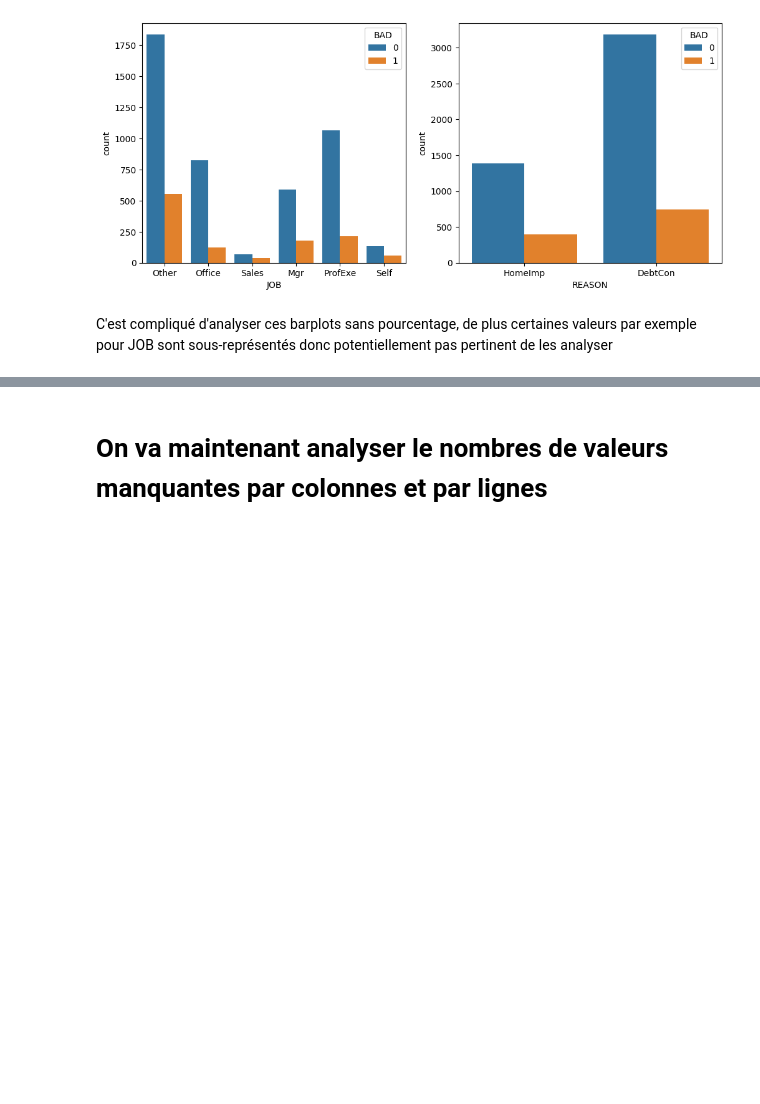
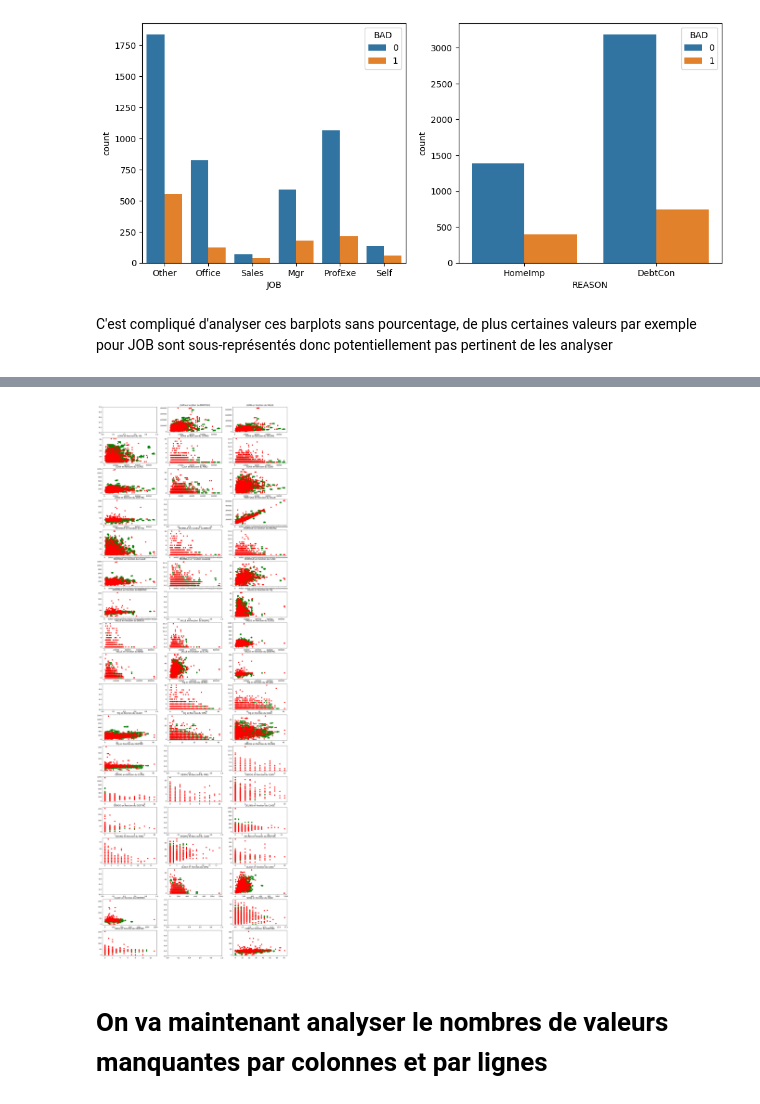
Before and after one commit to morganjowitt/Projet_scoring, a Jupyter notebook: morgan/analyse_exp.ipynb, the cells around one changed output, grey strips where cells are left out. Cells and saved outputs as stored; diff of their text form; code cells hidden in the pictures; blank space fills up the shorter version.

Commit message:
ajout analyse correlation avec deux var + preprocessing.py

```diff
--- a/morgan/analyse_exp.ipynb
+++ b/morgan/analyse_exp.ipynb
@@ -99,0 +107,9 @@ C'est compliqué d'analyser ces barplots sans pourcentage, de plus certaines val
+# %%
+def plot_scatter(var_1, var_2, var_bin, axe_i,axe_j):
+    # Points avec var_bin == 0 (en vert)
+    axes[axe_i, axe_j].scatter(data[var_1][data[var_bin] == 0], data[var_2][data[var_bin] == 0], color='green', label='var_bin = 0')
+    # Points avec var_bin == 1 (en rouge)
+    axes[axe_i, axe_j].scatter(data[var_1][data[var_bin] == 1], data[var_2][data[var_bin] == 1], color='red', label='var_bin = 1')
+    axes[axe_i, axe_j].set_title(f'{var_2} en fonction du {var_1}')
+
+print(data['LOAN'][data['BAD'] == 0])
@@ -100,3 +129,22 @@ C'est compliqué d'analyser ces barplots sans pourcentage, de plus certaines val
+# %%
+fig, axes = plt.subplots(18, 3, figsize=(20, 60))
+
+pred_num=data_num.drop(columns=['BAD'])
+L1=pred_num.columns
+L2=list(pred_num.columns)
+i=0
+j=0
+for var_1 in L1:
+    for var_2 in L2 :
+        if var_1!=var_2 :
+            plot_scatter(var_1,var_2,'BAD',i,j)
+        j+=1
+        if j==3 :
+            i+=1
+            j=0
+    L2.remove(var_1)
+# %% [output]
+[figure, added]
 # %% [markdown]
 # On va maintenant analyser le nombres de valeurs manquantes par colonnes et par lignes
 # %%
```
Also changed, not shown: parts of 5 cells of this notebook, 1 other file.
